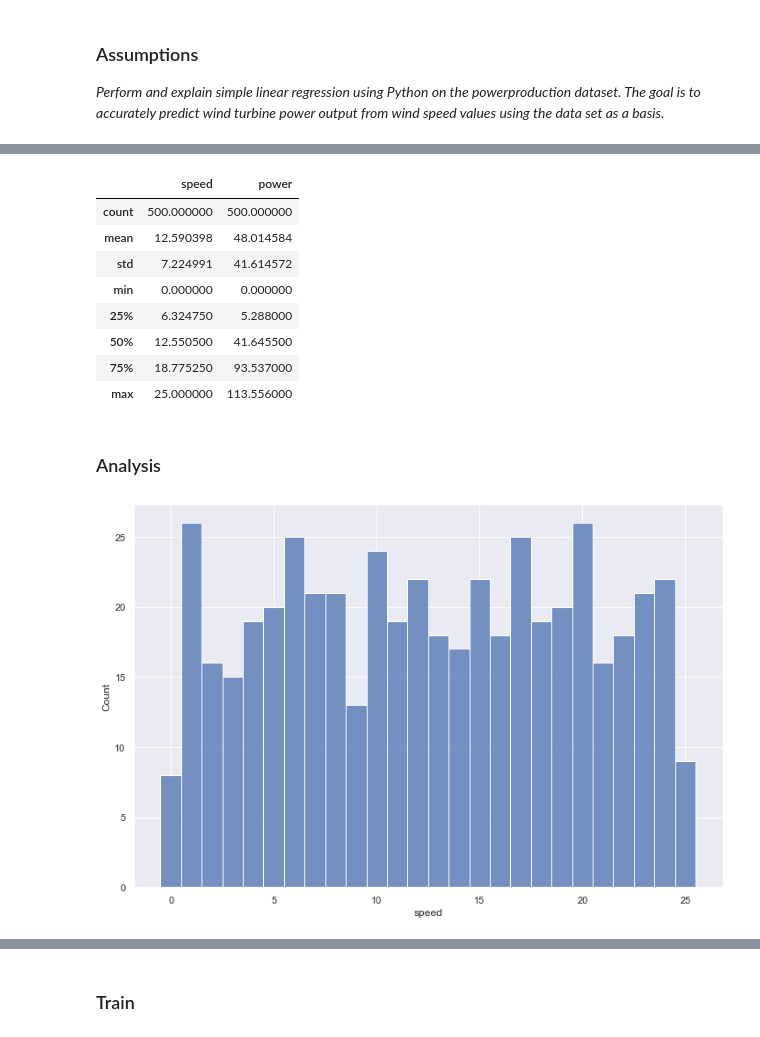
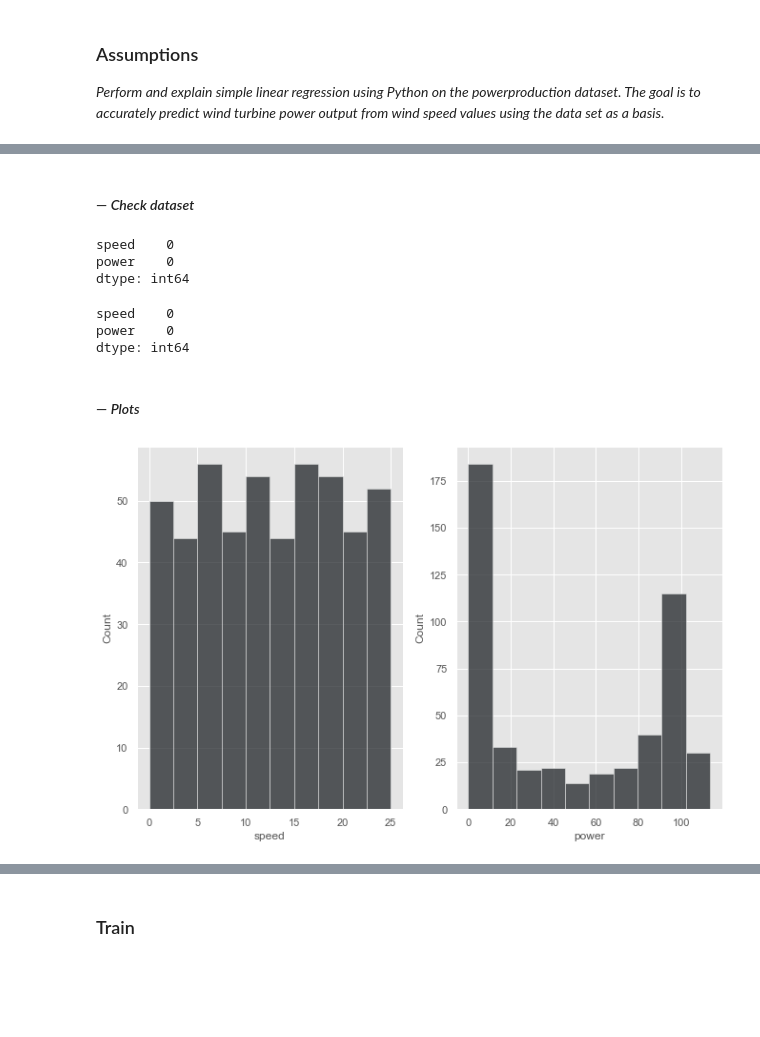
Before and after one commit to mizydorek/Fundamentals-of-Data-Analysis-Project-2020, a Jupyter notebook: project.ipynb, the cells around one changed output, grey strips where cells are left out. Drawn from its saved outputs; the diff is of its cells as text; code cells hidden in the pictures; blank space fills up the shorter version.

```diff
--- a/project.ipynb
+++ b/project.ipynb
@@ -39,12 +45,19 @@ df.head(n=10)
-# %%
-df.describe()
-# %% [output]
-|  | speed | power |
-| count | 500.000000 | 500.000000 |
-| mean | 12.590398 | 48.014584 |
-| std | 7.224991 | 41.614572 |
-| min | 0.000000 | 0.000000 |
-| 25% | 6.324750 | 5.288000 |
-| 50% | 12.550500 | 41.645500 |
-| 75% | 18.775250 | 93.537000 |
-| max | 25.000000 | 113.556000 |
+# %% [markdown]
+#### — *Check dataset*
+# %%
+# checks if dataset contains any missing values
+df.isnull().sum()
+# %% [output]
+speed    0
+power    0
+dtype: int64
+# %%
+# checks if dataset contains any missing values according to specified list
+# https://stackoverflow.com/questions/43424199/display-rows-with-one-or-more-nan-values-in-pandas-dataframe
+missing_values=['n/a', 'na', 'NaN', '-', ' ']
+df = pd.read_csv('https://raw.githubusercontent.com/ianmcloughlin/2020A-machstat-project/master/dataset/powerproduction.csv', na_values=missing_values)
+df.isna().sum()
+# %% [output]
+speed    0
+power    0
+dtype: int64
@@ -51,7 +66,12 @@ df.describe()
 # %% [markdown]
-### Analysis
+#### — *Plots*
-# %%
-sns.histplot(data=df, x="speed", discrete=True);
-# %% [output]
-[figure, removed]
+# %%
+
+# cheks how the distribution looks like for speed and power column.
+fig, ax =plt.subplots(1,2)
+sns.histplot(data=df, x="speed", ax=ax[0]);
+sns.histplot(data=df, x="power", ax=ax[1]);
+# worth noting that there is a high volume of variables in a first section (0-10) of power output
+# %% [output]
+[figure, added]
 # %%
```
Also changed, not shown: parts of 8 cells of this notebook.
